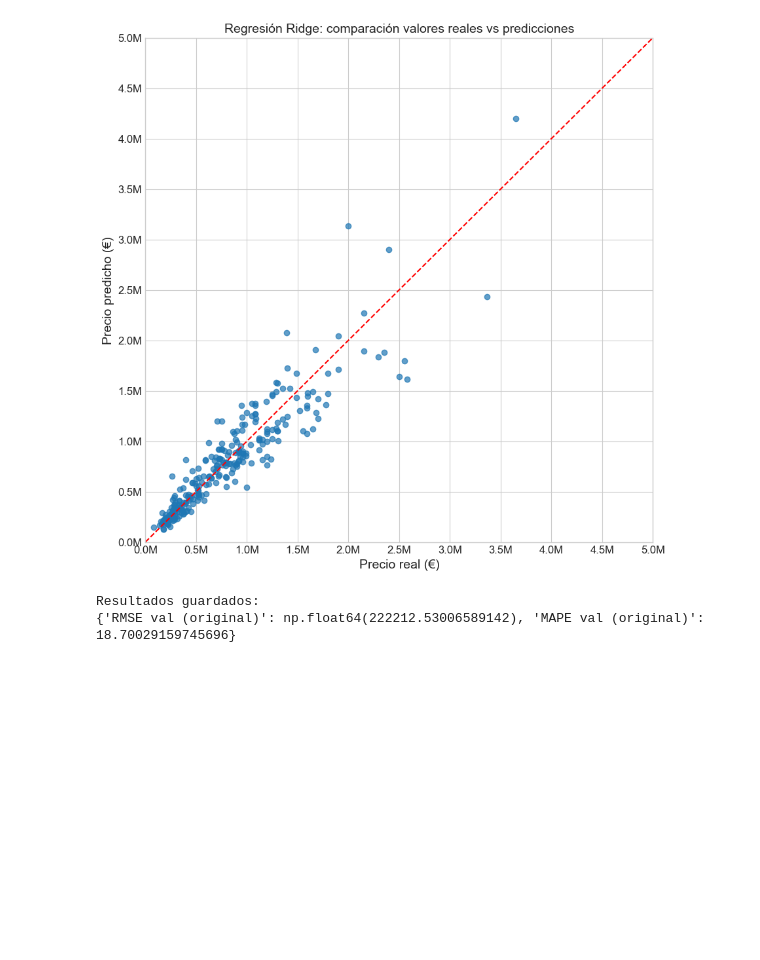
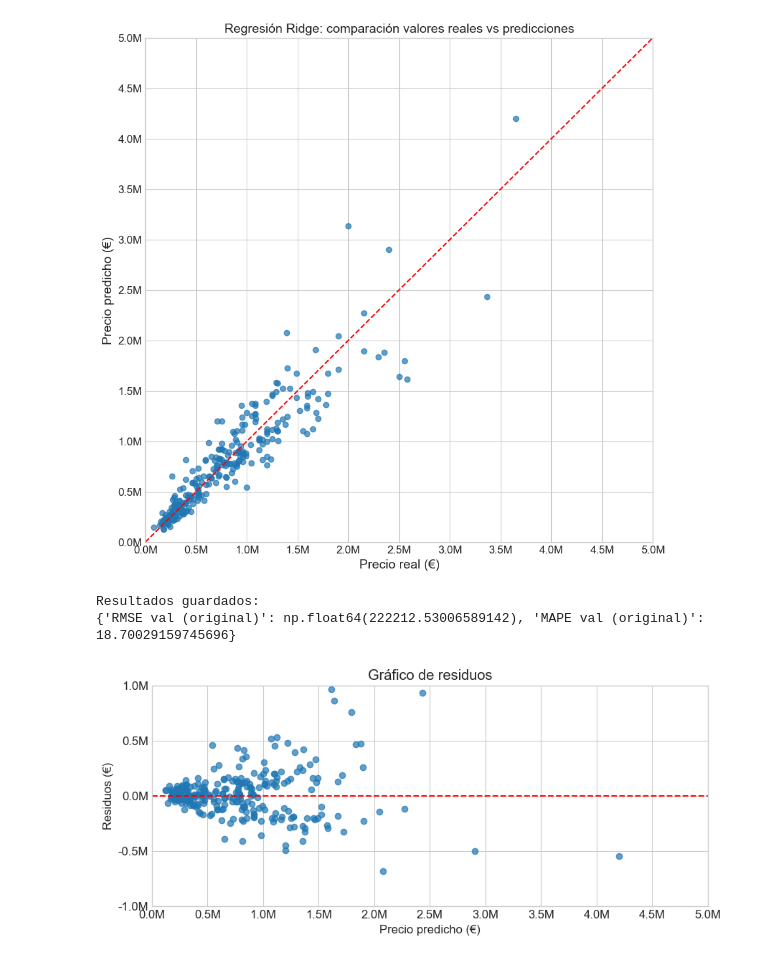
Before and after one commit to angelgvill/DS_ML_Machine_Learning_viviendaMadrid, a Jupyter notebook: notebooks/0314_Modelos_ML_noOutliers_selRF+t.ipynb, the cells around one changed output. Drawn from its saved outputs; the diff is of its cells as text; code cells hidden in the pictures; blank space fills up the shorter version.

```diff
--- a/notebooks/0314_Modelos_ML_noOutliers_selRF+t.ipynb
+++ b/notebooks/0314_Modelos_ML_noOutliers_selRF+t.ipynb
@@ -720,3 +723,41 @@ MAPE: 18.7003 %
 [figure]
 Resultados guardados:
 {'RMSE val (original)': np.float64(222212.53006589142), 'MAPE val (original)': 18.70029159745696}
+# %%
+# Gráfico de los residuos de mi modelo.
+# Realizamos las predicciones en la escala logarítmica
+y_pred_log = mejor_modelo.predict(X_val)
+
+# Transformamos las predicciones a la escala original (elevando a la exponencial)
+y_val_original = np.exp(y_val)
+y_pred_original = np.exp(y_pred_log)
+
+# Calculamos los residuos
+residuos = y_val_original - y_pred_original
+
+# Visualizamos los residuos
+plt.figure(figsize=(10, 4))
+
+# Ajustar los límites de los ejes para que lleguen hasta 10M
+plt.xlim(0, 5e6)
+plt.ylim(-1e6, 1e6)
+
+plt.scatter(y_pred_original, residuos, alpha=0.7)
+plt.axhline(y=0, color='r', linestyle='--')  # Línea horizontal en 0
+
+
+plt.xlabel('Precio predicho (€)')
+plt.ylabel('Residuos (€)')
+plt.title('Gráfico de residuos')
+
+# Ajustar los ejes para que utilicen 0.5M, 1M, 1.5M, etc., hasta 10M
+plt.xticks(np.arange(0, 5.5e6, step=0.5e6),
+           labels=[f'{x/1e6}M' for x in np.arange(0, 5.5e6, step=0.5e6)])
+
+plt.yticks(np.arange(-1e6, 1.01e6, step=0.5e6),
+           labels=[f'{y/1e6}M' for y in np.arange(-1e6, 1.01e6, step=0.5e6)])
+
+plt.grid(True)
+plt.show()
+# %% [output]
+[figure, added]
```
Also changed, not shown: parts of 4 cells of this notebook, 1 other file.
